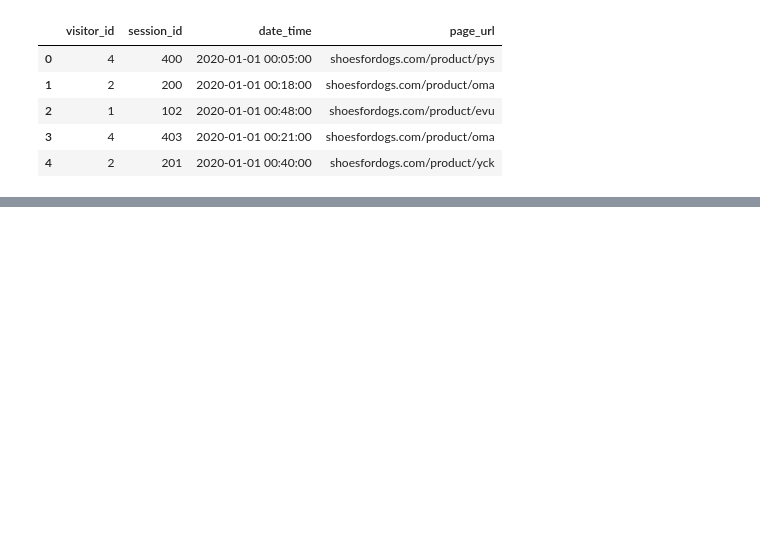
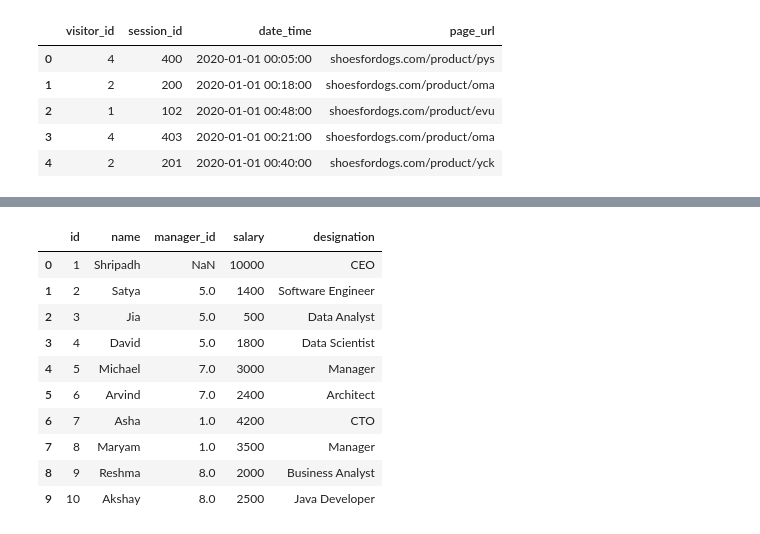
Before and after one commit to 986himanshu/Data-analysis-and-statistics, a Jupyter notebook: Experiment/Pandas.ipynb, the cells around one changed output, grey strips where cells are left out. Cells and saved outputs as stored; diff of their text form; code cells hidden in the pictures; blank space fills up the shorter version.

```diff
--- a/Experiment/Pandas.ipynb
+++ b/Experiment/Pandas.ipynb
@@ -562,0 +1387,15 @@ pd.DataFrame.
+# %%
+df = pd.read_csv('../Data/Emp_details.csv')
+df
+# %% [output]
+|  | id | name | manager_id | salary | designation |
+| 0 | 1 | Shripadh | NaN | 10000 | CEO |
+| 1 | 2 | Satya | 5.0 | 1400 | Software Engineer |
+| 2 | 3 | Jia | 5.0 | 500 | Data Analyst |
+| 3 | 4 | David | 5.0 | 1800 | Data Scientist |
+| 4 | 5 | Michael | 7.0 | 3000 | Manager |
+| 5 | 6 | Arvind | 7.0 | 2400 | Architect |
+| 6 | 7 | Asha | 1.0 | 4200 | CTO |
+| 7 | 8 | Maryam | 1.0 | 3500 | Manager |
+| 8 | 9 | Reshma | 8.0 | 2000 | Business Analyst |
+| 9 | 10 | Akshay | 8.0 | 2500 | Java Developer |
```
Also changed, not shown: parts of 78 cells of this notebook, 12 other files.
